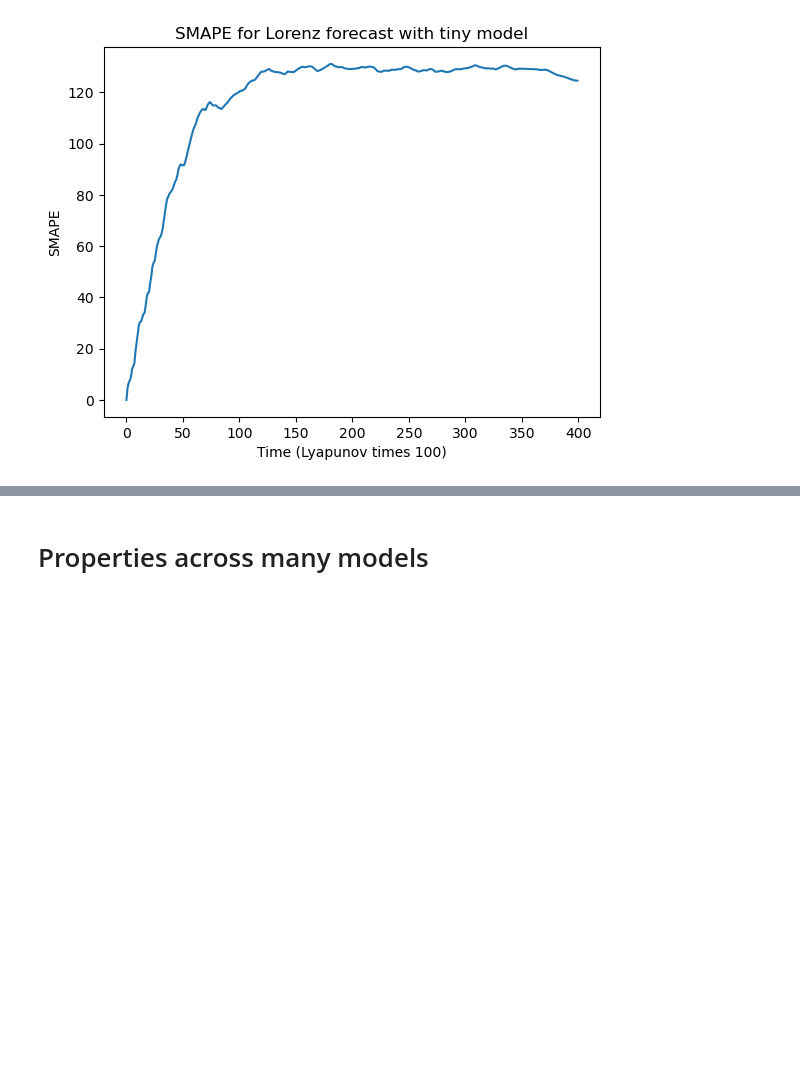
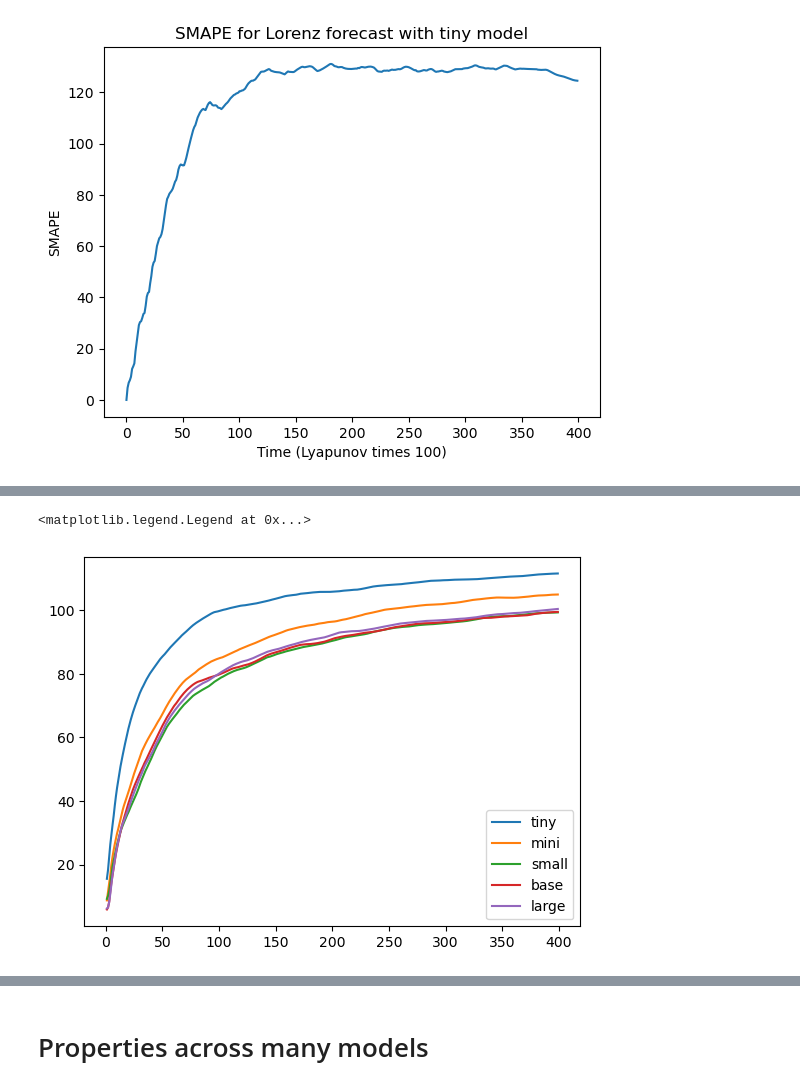
Before and after one commit to williamgilpin/dysts_data, a Jupyter notebook: benchmark_results/zero_shot_plotting.ipynb, the cells around one changed output, grey strips where cells are left out. Cells and saved outputs as stored; diff of their text form; code cells hidden in the pictures; blank space fills up the shorter version.

```diff
--- a/benchmark_results/zero_shot_plotting.ipynb
+++ b/benchmark_results/zero_shot_plotting.ipynb
@@ -731,0 +737,8 @@ Text(0.5, 1.0, 'SMAPE for Lorenz forecast with base model')
+# %%
+for model_size in model_sizes:
+    plt.plot(np.nanmean(all_scores[model_size], axis=(0, 1)), label=model_size)
+
+plt.legend()
+# %% [output]
+<matplotlib.legend.Legend at 0x...>
+[figure, added]
```
Also changed, not shown: parts of 11 cells of this notebook, 25 other files.
